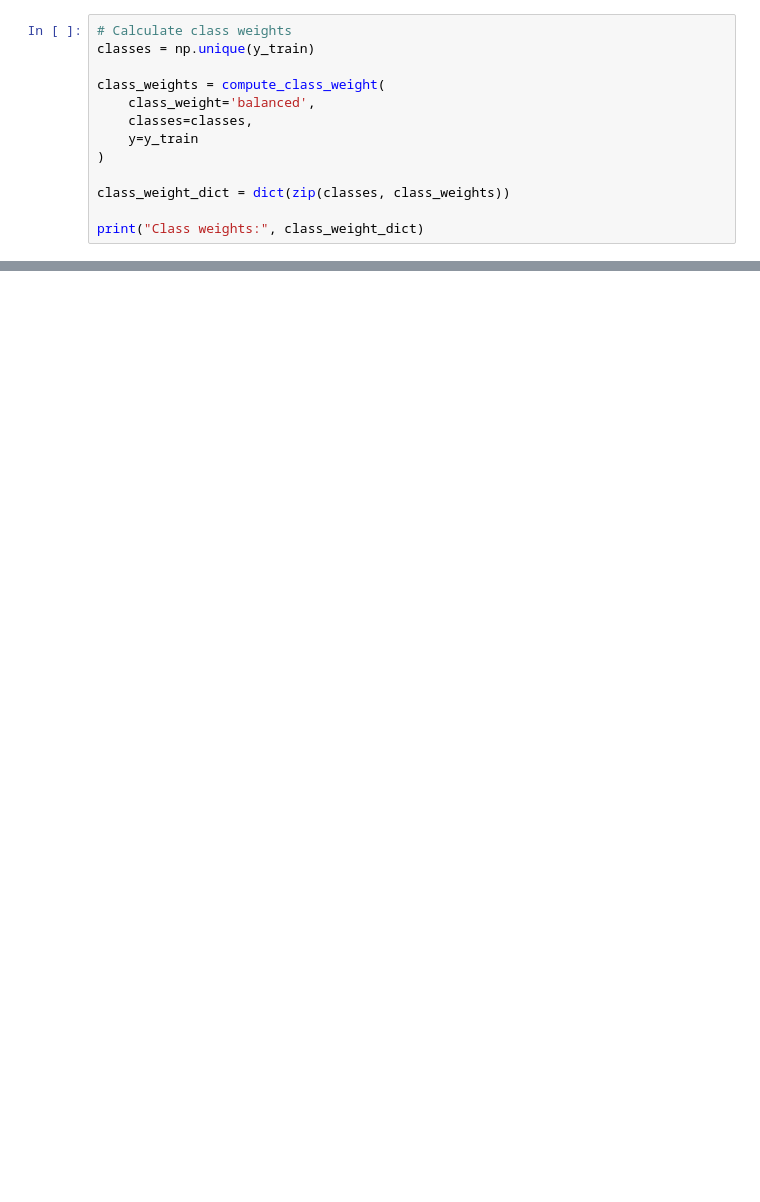
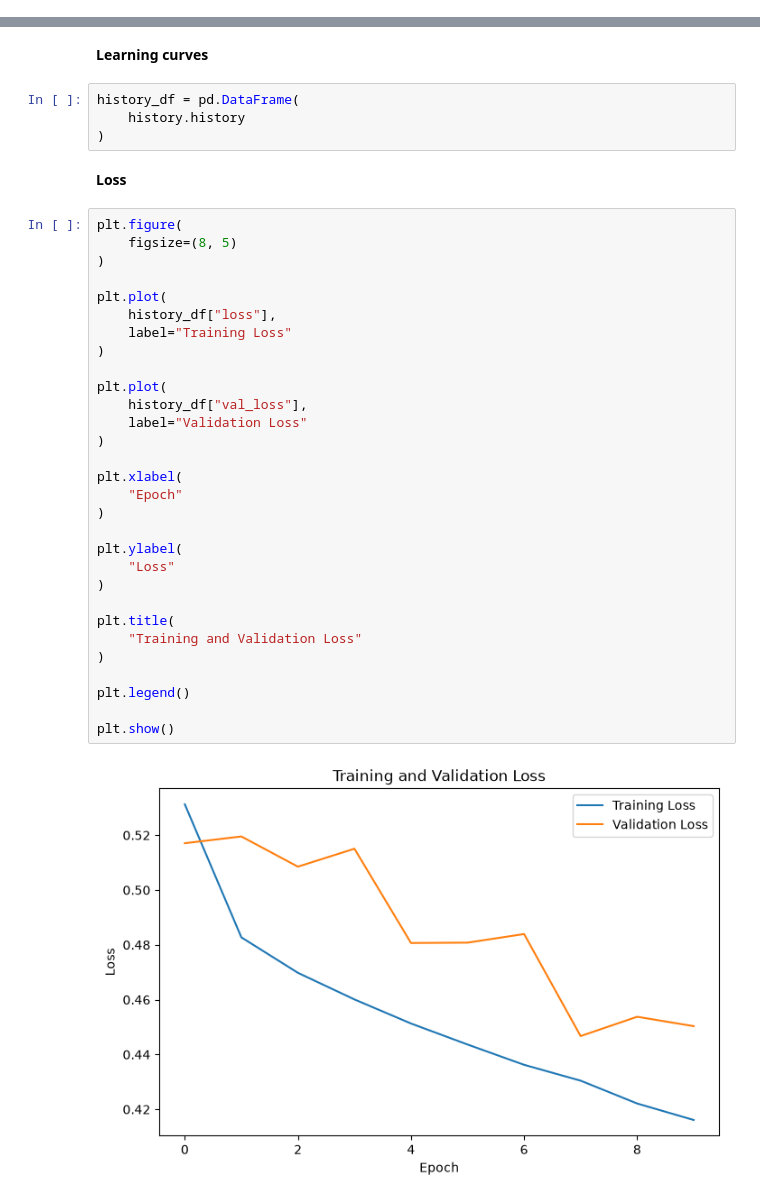
Before and after one commit to SarVibe/SE4050_Deep-Learning_Assignment, a Jupyter notebook: notebooks/GRU/GRU_Model.ipynb, the cells around one changed output, grey strips where cells are left out. Drawn from its saved outputs; the diff is of its cells as text; blank space fills up the shorter version.

```diff
--- a/notebooks/GRU/GRU_Model.ipynb
+++ b/notebooks/GRU/GRU_Model.ipynb
@@ -147,13 +0,0 @@ from sklearn.utils.class_weight import compute_class_weight
-# %%
-# Calculate class weights
-classes = np.unique(y_train)
-
-class_weights = compute_class_weight(
-    class_weight='balanced',
-    classes=classes,
-    y=y_train
-)
-
-class_weight_dict = dict(zip(classes, class_weights))
-
-print("Class weights:", class_weight_dict)
@@ -627,0 +516,40 @@ weighted avg   0.998167  0.982889  0.989933  56746.000000
+# %% [markdown]
+**Learning curves**
+# %%
+history_df = pd.DataFrame(
+    history.history
+)
+# %% [markdown]
+**Loss**
+# %%
+plt.figure(
+    figsize=(8, 5)
+)
+
+plt.plot(
+    history_df["loss"],
+    label="Training Loss"
+)
+
+plt.plot(
+    history_df["val_loss"],
+    label="Validation Loss"
+)
+
+plt.xlabel(
+    "Epoch"
+)
+
+plt.ylabel(
+    "Loss"
+)
+
+plt.title(
+    "Training and Validation Loss"
+)
+
+plt.legend()
+
+plt.show()
+# %% [output]
+[figure, added]
```
Also changed, not shown: parts of 75 cells of this notebook, 4 other files.
